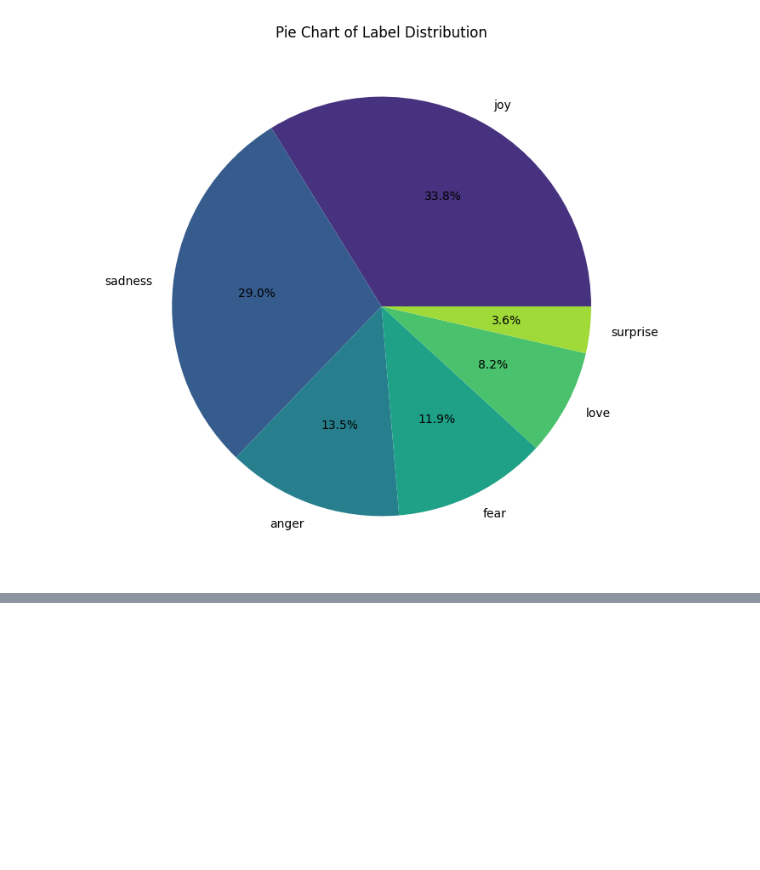
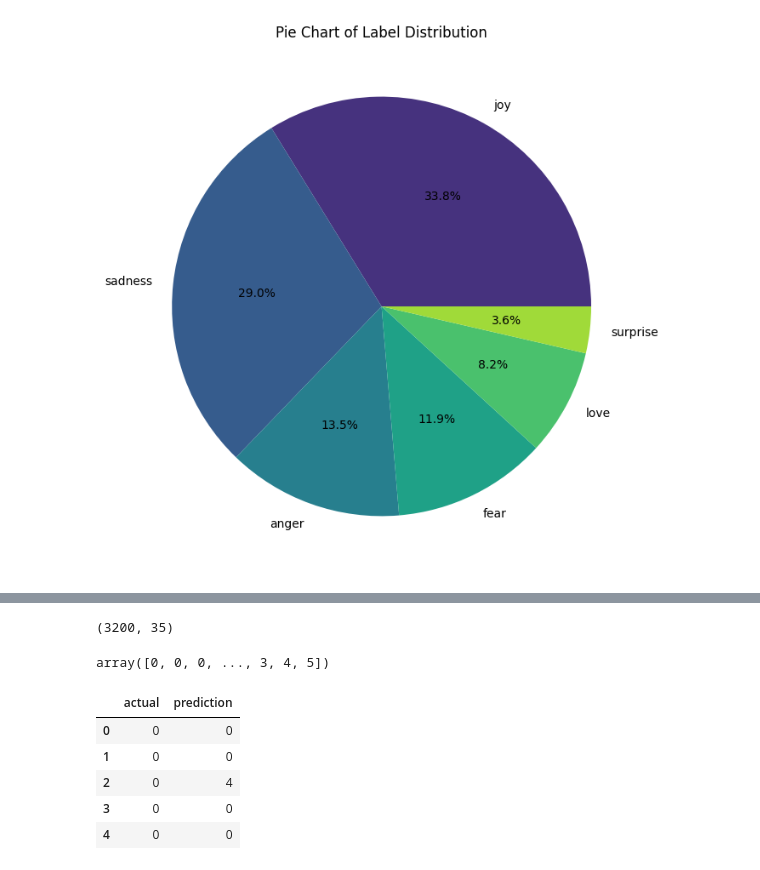
Before and after one commit to upflairs-pvt-ltd/3rd_july_datascience, a Jupyter notebook: RNN/chat recoginition.ipynb, the cells around one changed output, grey strips where cells are left out. Saved outputs shown, nothing was run; the diff lists cells and outputs as text; code cells hidden in the pictures; blank space fills up the shorter version.

```diff
--- a/RNN/chat recoginition.ipynb
+++ b/RNN/chat recoginition.ipynb
@@ -146,0 +251,2 @@ oob_obj = CountVectorizer(max_features=1500,stop_words="english")
+# %%
+pred = model.predict(x_test)
@@ -146,0 +271,4 @@ oob_obj = CountVectorizer(max_features=1500,stop_words="english")
+# %%
+x_test.shape
+# %% [output]
+(3200, 35)
@@ -146,0 +277,14 @@ oob_obj = CountVectorizer(max_features=1500,stop_words="english")
+# %%
+y_test
+# %% [output]
+array([0, 0, 0, ..., 3, 4, 5])
+# %%
+evaluation_df = pd.DataFrame({'actual':y_test,'prediction':predictions})
+evaluation_df.head()
+# %% [output]
+|  | actual | prediction |
+| 0 | 0 | 0 |
+| 1 | 0 | 0 |
+| 2 | 0 | 4 |
+| 3 | 0 | 0 |
+| 4 | 0 | 0 |
```
Also changed, not shown: parts of 30 cells of this notebook, 3 other files.
